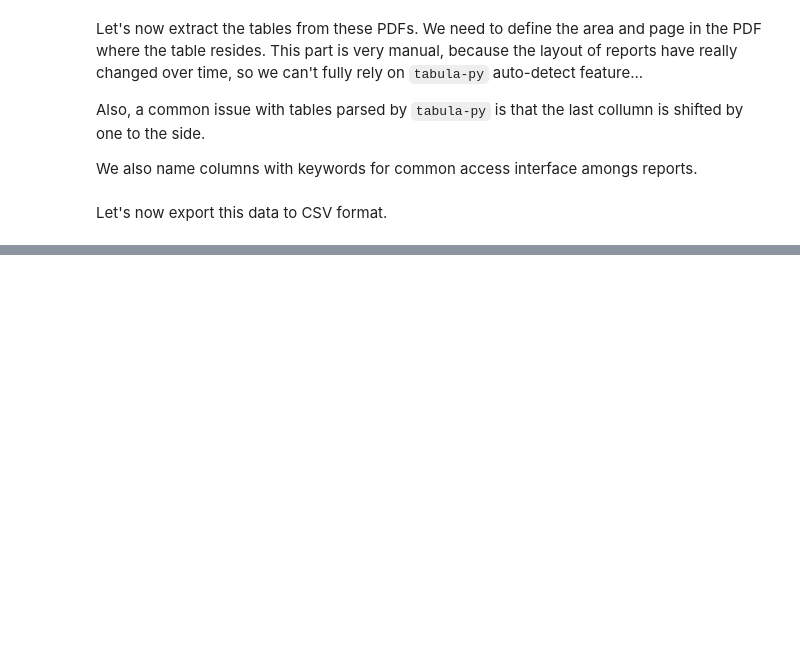
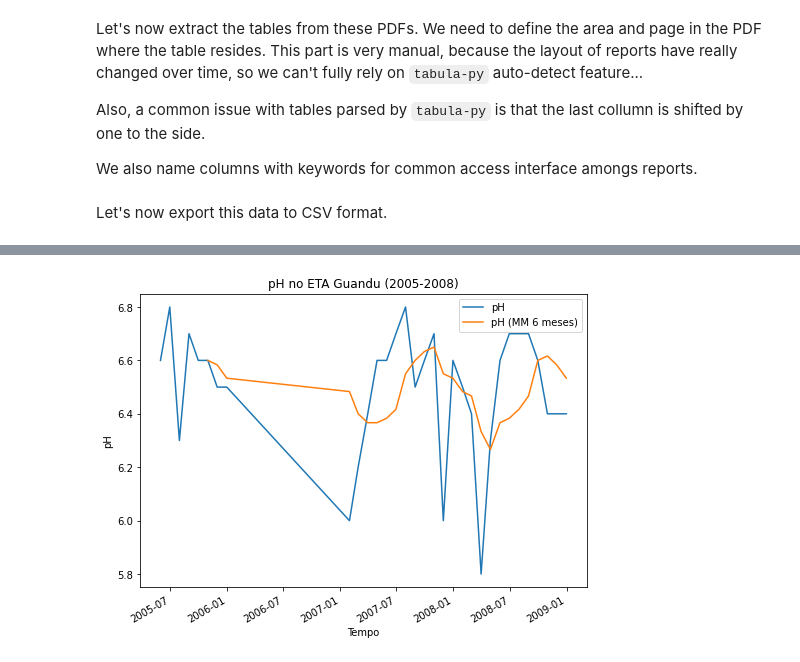
Before and after one commit to guidanoli/inf1032, a Jupyter notebook: guandu_historic_data.ipynb, the cells around one changed output, grey strips where cells are left out. Cells and saved outputs as stored; diff of their text form; code cells hidden in the pictures; blank space fills up the shorter version.

Commit message:
Update historic data notebook and CSVs

```diff
--- a/guandu_historic_data.ipynb
+++ b/guandu_historic_data.ipynb
@@ -214,3 +264,6 @@ for year, reportdata in reports.items():
     outpath = os.path.join(basedir, 'yearly_' + str(year) + '.csv')
     reportdata['outpath'] = outpath
     df.to_csv(outpath)
+# %%
+dfs = [data['df'] for data in reports.values()]
+df = pd.concat(dfs, axis=0)
@@ -216,0 +294,11 @@ for year, reportdata in reports.items():
+# %%
+plt.figure(figsize=[8,6])
+plt.title('pH no ETA Guandu (2005-2008)')
+df.pH.plot(label='pH')
+df.pH.rolling(window=6).mean().plot(label='pH (MM 6 meses)')
+plt.xlabel('Tempo')
+plt.ylabel('pH')
+plt.legend()
+plt.show()
+# %% [output]
+[figure, added]
```
Also changed, not shown: parts of 10 cells of this notebook, 10 other files.
